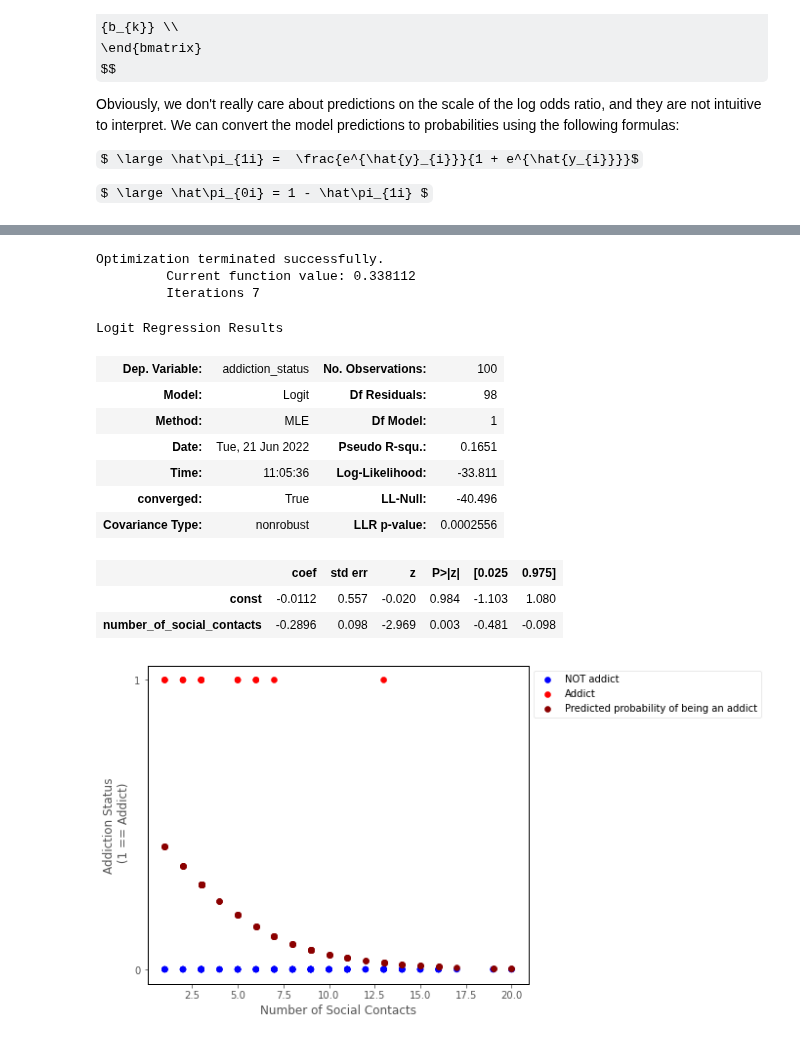
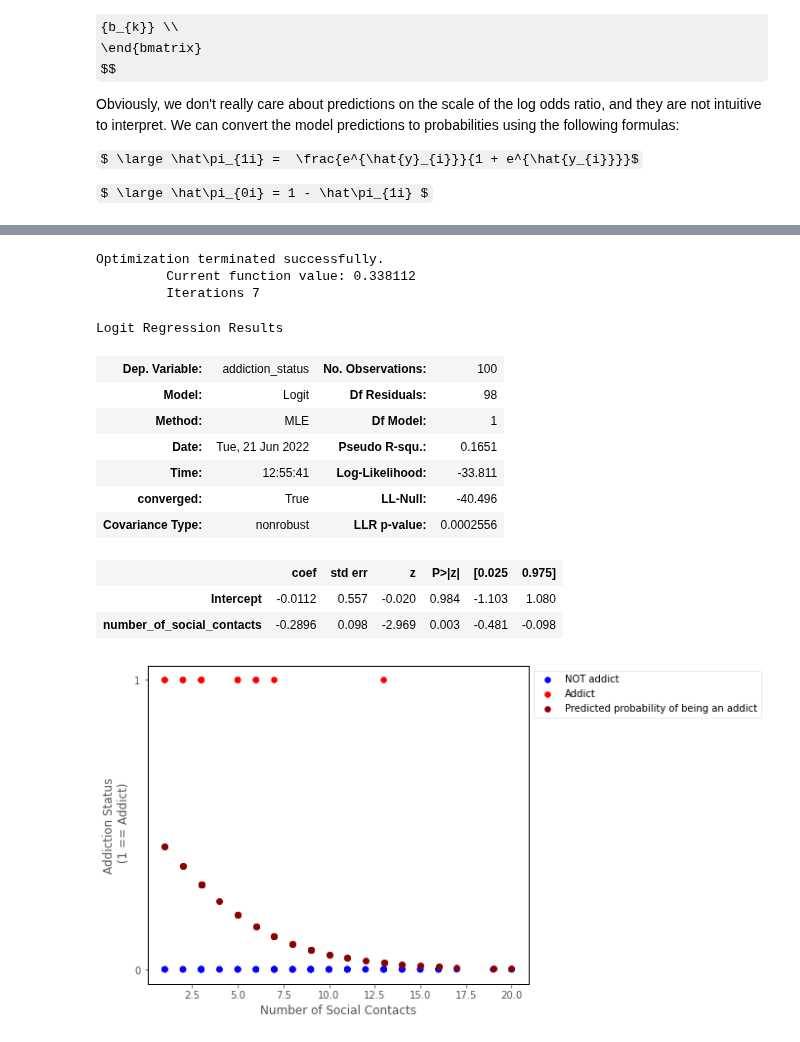
Before and after one commit to pxr687/islands_generalized_linear_models, a Jupyter notebook: 4_binary_logistic_regression.ipynb, the cells around one changed output, grey strips where cells are left out. Drawn from its saved outputs; the diff is of its cells as text; code cells hidden in the pictures; some formulas as TeX source.

```diff
--- a/4_binary_logistic_regression.ipynb
+++ b/4_binary_logistic_regression.ipynb
@@ -198,20 +255,20 @@ $ \large - \sum \text{indicator}_{0i} \cdot ln(\hat\pi_{0i}) + \text{indicator}_
 # %%
-mod = sm.Logit(df['addiction_status'], sm.add_constant(df['number_of_social_contacts'])).fit()
+mod = smf.logit('addiction_status ~ number_of_social_contacts', data = df).fit()
 
 mod.summary()
 # %% [output]
 Optimization terminated successfully.
          Current function value: 0.338112
          Iterations 7
 Logit Regression Results
 | Dep. Variable: | addiction_status | No. Observations: | 100 |
 | Model: | Logit | Df Residuals: | 98 |
 | Method: | MLE | Df Model: | 1 |
 | Date: | Tue, 21 Jun 2022 | Pseudo R-squ.: | 0.1651 |
-| Time: | 11:05:36 | Log-Likelihood: | -33.811 |
+| Time: | 12:55:41 | Log-Likelihood: | -33.811 |
 | converged: | True | LL-Null: | -40.496 |
 | Covariance Type: | nonrobust | LLR p-value: | 0.0002556 |
 |  | coef | std err | z | P>|z| | [0.025 | 0.975] |
-| const | -0.0112 | 0.557 | -0.020 | 0.984 | -1.103 | 1.080 |
+| Intercept | -0.0112 | 0.557 | -0.020 | 0.984 | -1.103 | 1.080 |
 | number_of_social_contacts | -0.2896 | 0.098 | -2.969 | 0.003 | -0.481 | -0.098 |
 # %%
```
Also changed, not shown: parts of 10 cells of this notebook.
